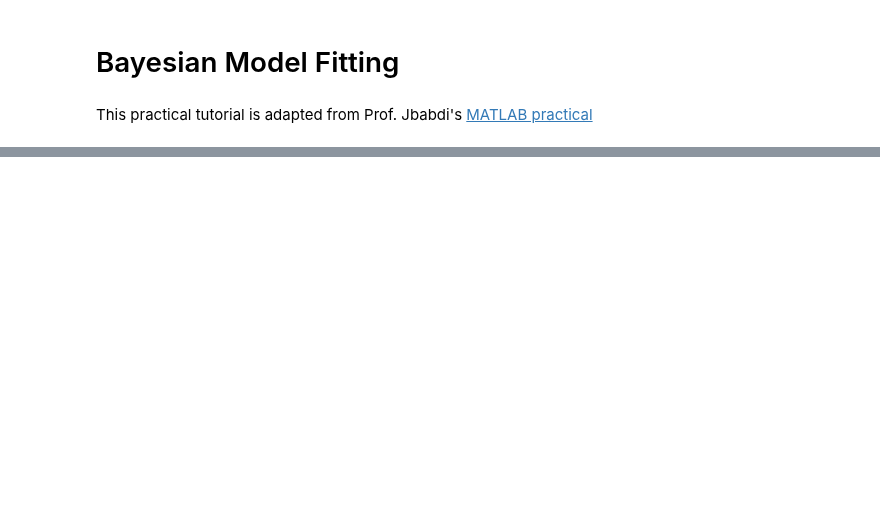
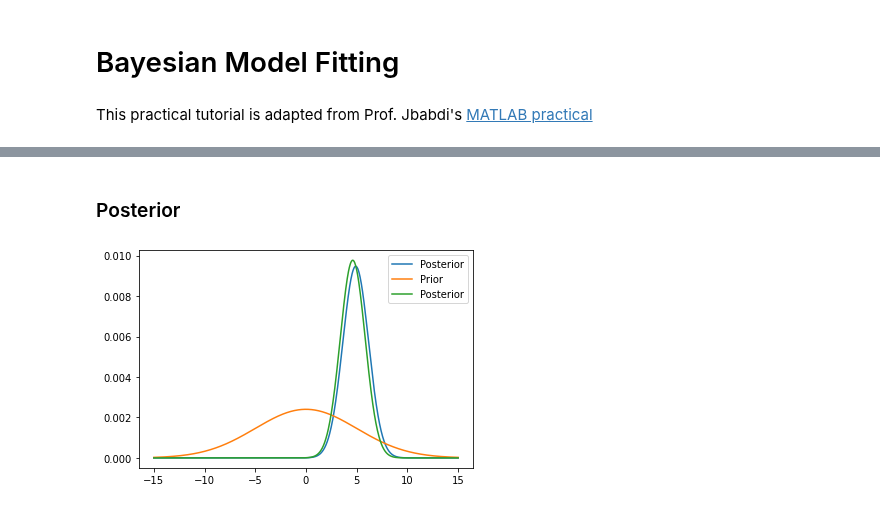
Before and after one commit to PavanChaggar/Bayesian_inference, a Jupyter notebook: python_tutorials/Bayesian_Model_Fitting.ipynb, the cells around one changed output, grey strips where cells are left out. Saved outputs shown, nothing was run; the diff lists cells and outputs as text; code cells hidden in the pictures; blank space fills up the shorter version.

```diff
--- a/python_tutorials/Bayesian_Model_Fitting.ipynb
+++ b/python_tutorials/Bayesian_Model_Fitting.ipynb
@@ -58,0 +89,22 @@ plt.scatter(y,[0,0,0,0], color='r')
+# %% [markdown]
+### Posterior
+# %%
+from scipy.stats import norm
+
+beta = 1 / np.power(true_noise,2)
+beta0 = 1 / np.power(noise_prior,2)
+
+posterior_std = 1 / np.sqrt(n * beta + beta0)
+posterior_mean = (n * beta * np.mean(y) + beta0 * data_prior) / (n * beta + beta0)
+
+posterior_dist = norm.pdf(ran,posterior_mean,posterior_std)
+normalised_posterior = posterior_dist / np.sum(posterior_dist)
+
+
+plt.plot(ran,normalised_likelihood, label='Posterior')
+plt.plot(ran,normalised_prior, label='Prior')
+plt.plot(ran,normalised_posterior, label='Posterior')
+plt.legend()
+plt.show()
+# %% [output]
+[figure, added]
```
Also changed, not shown: parts of 7 cells of this notebook.
